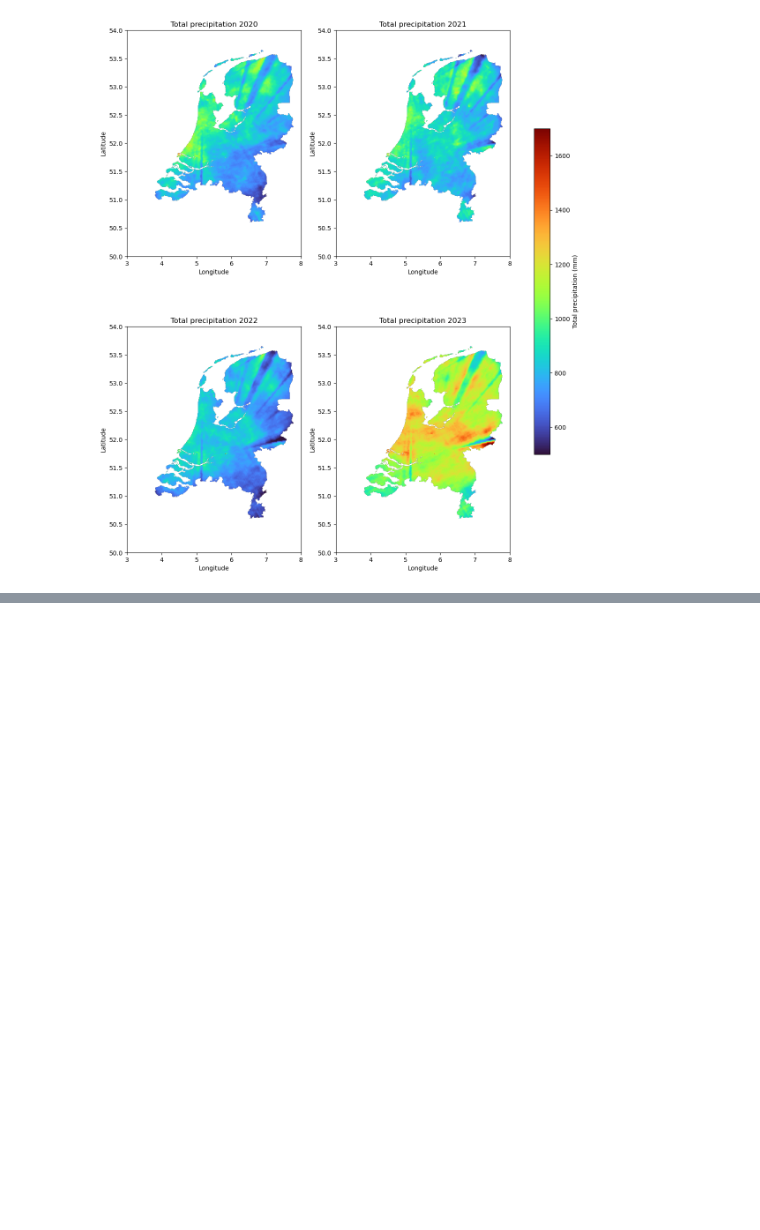
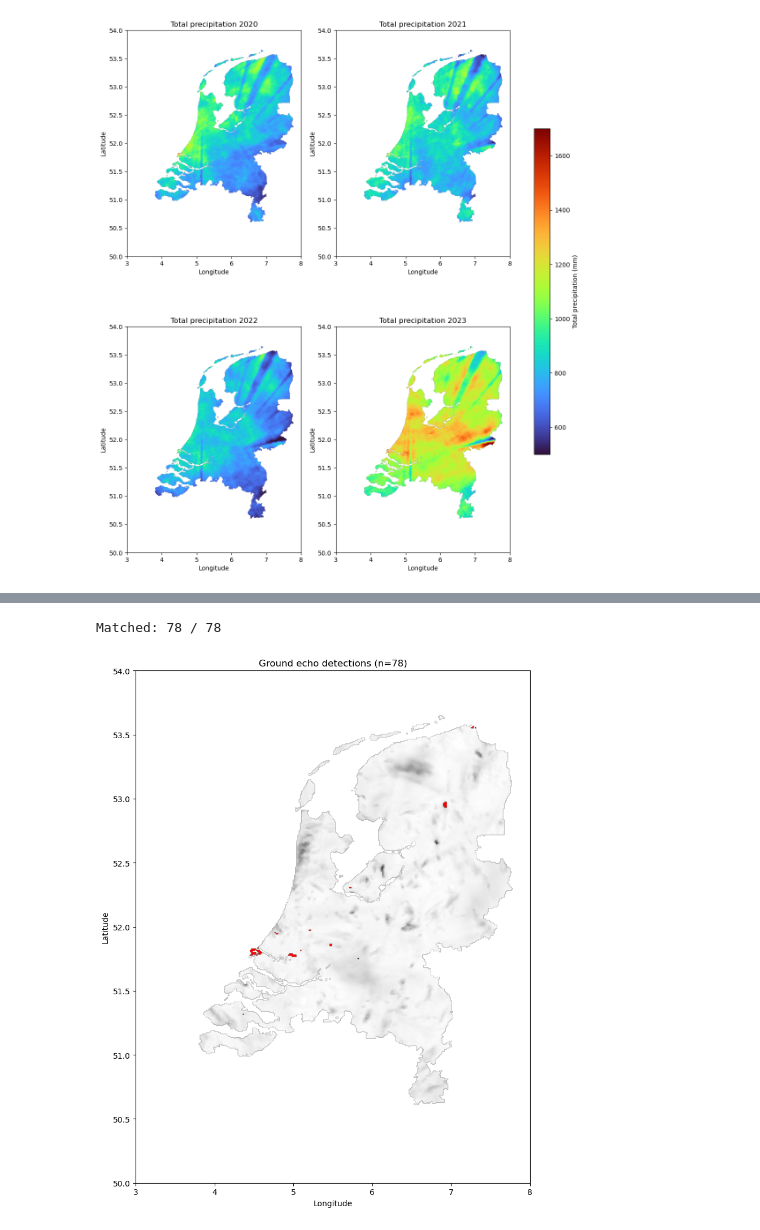
Before and after one commit to jterhaar/ThesisProject, a Jupyter notebook: data/analysis/analysis.ipynb, the cells around one changed output, grey strips where cells are left out. Cells and saved outputs as stored; diff of their text form; code cells hidden in the pictures; blank space fills up the shorter version.

```diff
--- a/data/analysis/analysis.ipynb
+++ b/data/analysis/analysis.ipynb
@@ -329,0 +580,67 @@ print(df.to_string())
+# %%
+import pandas as pd
+import numpy as np
+
+# ── 1. Load the full coordinate lookup table ──────────────────────────────────
+rows = []
+with open("radarcoordinaten_NL25_1km2_lon_lat_RD.txt") as f:
+    for line in f:
+        if line.startswith("#") or line.strip() == "":
+            continue
+        parts = line.split()
+        rows.append(dict(
+            x    = int(parts[0]),
+            y    = int(parts[1]),
+            rd_x = float(parts[2]),
+            rd_y = float(parts[3]),
+            lon  = float(parts[4]),
+            lat  = float(parts[5]),
+        ))
+lookup = pd.DataFrame(rows)
+# %%
+# ── 1. Load ground echo detections as x,y grid indices ───────────────────────
+# Match RD coords from .dat against lookup table to get grid x,y
+ground_echo_rd = pd.read_csv("GrondEchoDetectieAlledurenDefinitief.dat",
+                              sep=r"\s+", header=None, names=["rd_x", "rd_y"])
+
+lookup["rd_x_r"] = lookup["rd_x"].round(3)
+lookup["rd_y_r"] = lookup["rd_y"].round(3)
+ground_echo_rd["rd_x_r"] = ground_echo_rd["rd_x"].round(3)
+ground_echo_rd["rd_y_r"] = ground_echo_rd["rd_y"].round(3)
+
+matched = ground_echo_rd.merge(lookup[["rd_x_r", "rd_y_r", "x", "y"]],
+                                on=["rd_x_r", "rd_y_r"], how="left")
+print(f"Matched: {matched['x'].notna().sum()} / {len(matched)}")
+
+# ── 2. Build a boolean mask on the 765x700 grid ───────────────────────────────
+echo_mask = np.zeros((765, 700), dtype=bool)
+valid_matches = matched.dropna(subset=["x", "y"])
+echo_mask[valid_matches["x"].astype(int), valid_matches["y"].astype(int)] = True
+
+# ── 3. Build an RGBA overlay: red where echo, transparent elsewhere ───────────
+overlay = np.zeros((765, 700, 4), dtype=float)
+overlay[echo_mask] = [1, 0, 0, 1]      # solid red
+overlay[~echo_mask] = [0, 0, 0, 0]     # fully transparent
+
+# ── 4. Plot ───────────────────────────────────────────────────────────────────
+fig, ax = plt.subplots(figsize=(8, 10))
+
+kwargs_base = dict(origin="upper",
+                   extent=[lons.min(), lons.max(), lats.min(), lats.max()],
+                   aspect=1 / np.cos(np.radians(52)))
+
+ax.imshow(max_2d, cmap="Greys", **kwargs_base)
+ax.imshow(overlay, **kwargs_base)
+
+ax.set_xlim(3, 8)
+ax.set_ylim(50, 54)
+ax.set_xlabel("Longitude")
+ax.set_ylabel("Latitude")
+ax.set_title(f"Ground echo detections (n={echo_mask.sum()})")
+
+plt.tight_layout()
+plt.savefig("images/ground_echo_detections.png", dpi=150)
+plt.show()
+# %% [output]
+Matched: 78 / 78
+[figure, added]
```
Also changed, not shown: parts of 14 cells of this notebook, 19 other files.
